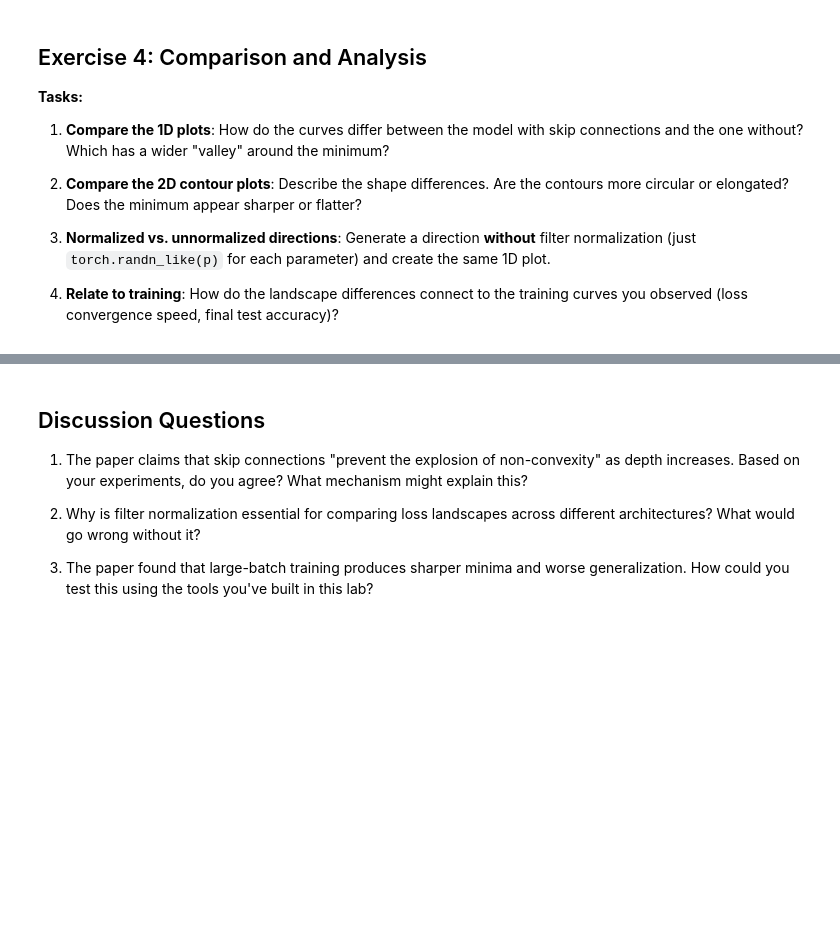
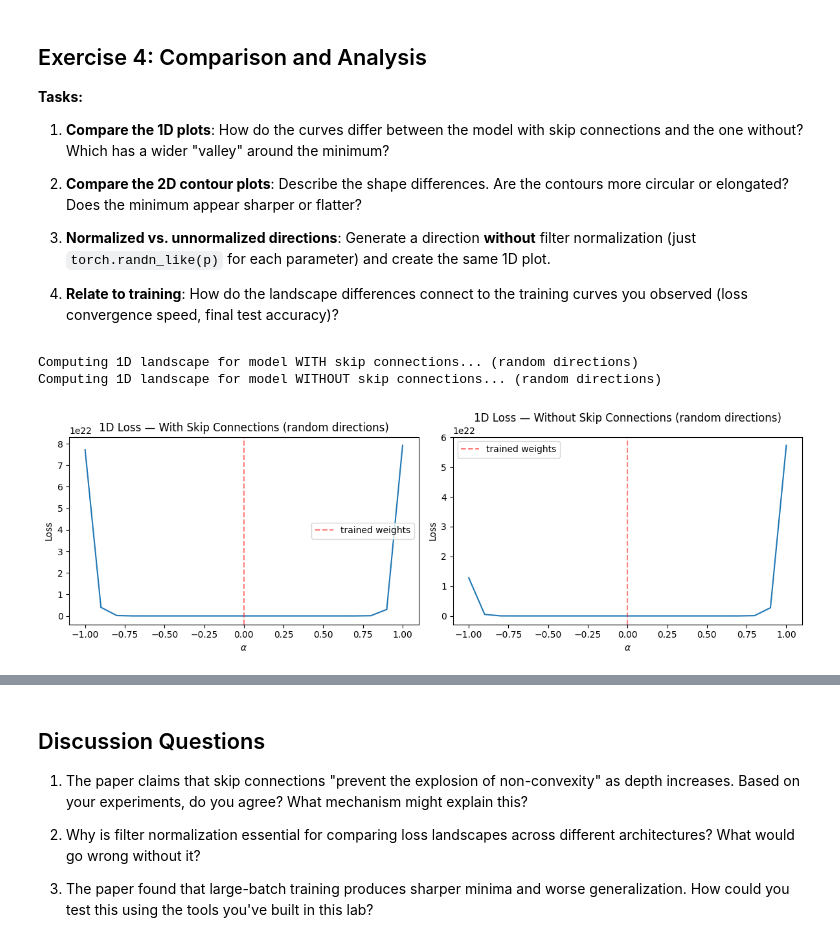
Before and after one commit to mateuszlampert/agh-stochastic-ml, a Jupyter notebook: lab7_new/instructions.ipynb, the cells around one changed output, grey strips where cells are left out. Saved outputs shown, nothing was run; the diff lists cells and outputs as text; code cells hidden in the pictures; blank space fills up the shorter version.

```diff
--- a/lab7_new/instructions.ipynb
+++ b/lab7_new/instructions.ipynb
@@ -515,3 +538,45 @@ plt.show()
 3. **Normalized vs. unnormalized directions**: Generate a direction **without** filter normalization (just `torch.randn_like(p)` for each parameter) and create the same 1D plot.
 
 4. **Relate to training**: How do the landscape differences connect to the training curves you observed (loss convergence speed, final test accuracy)?
+# %%
+def get_random_direction(model: nn.Module) -> list[torch.Tensor]:
+    results = []
+    for theta in model.parameters():
+        d = torch.randn_like(theta)
+        results.append(d)
+    return results
+# %%
+alphas_random = np.linspace(-1, 1, 21)
+
+dir_skip_random = get_random_direction(model_skip)
+dir_noskip_random = get_random_direction(model_noskip)
+
+print("Computing 1D landscape for model WITH skip connections... (random directions)")
+losses_1d_skip_random = compute_loss_1d(model_skip, dir_skip_random, eval_loader, alphas)
+
+print("Computing 1D landscape for model WITHOUT skip connections... (random directions)")
+losses_1d_noskip_random = compute_loss_1d(model_noskip, dir_noskip_random, eval_loader, alphas)
+# %% [output]
+Computing 1D landscape for model WITH skip connections... (random directions)
+Computing 1D landscape for model WITHOUT skip connections... (random directions)
+# %%
+fig, (ax1, ax2) = plt.subplots(1, 2, figsize=(12, 4))
+
+ax1.plot(alphas_random, losses_1d_skip_random)
+ax1.axvline(0, color="red", linestyle="--", alpha=0.5, label="trained weights")
+ax1.set_xlabel(r"$\alpha$")
+ax1.set_ylabel("Loss")
+ax1.set_title("1D Loss — With Skip Connections (random directions)")
+ax1.legend()
+
+ax2.plot(alphas_random, losses_1d_noskip_random)
+ax2.axvline(0, color="red", linestyle="--", alpha=0.5, label="trained weights")
+ax2.set_xlabel(r"$\alpha$")
+ax2.set_ylabel("Loss")
+ax2.set_title("1D Loss — Without Skip Connections (random directions)")
+ax2.legend()
+
+plt.tight_layout()
+plt.show()
+# %% [output]
+[figure, added]
```
Also changed, not shown: parts of 9 cells of this notebook.
